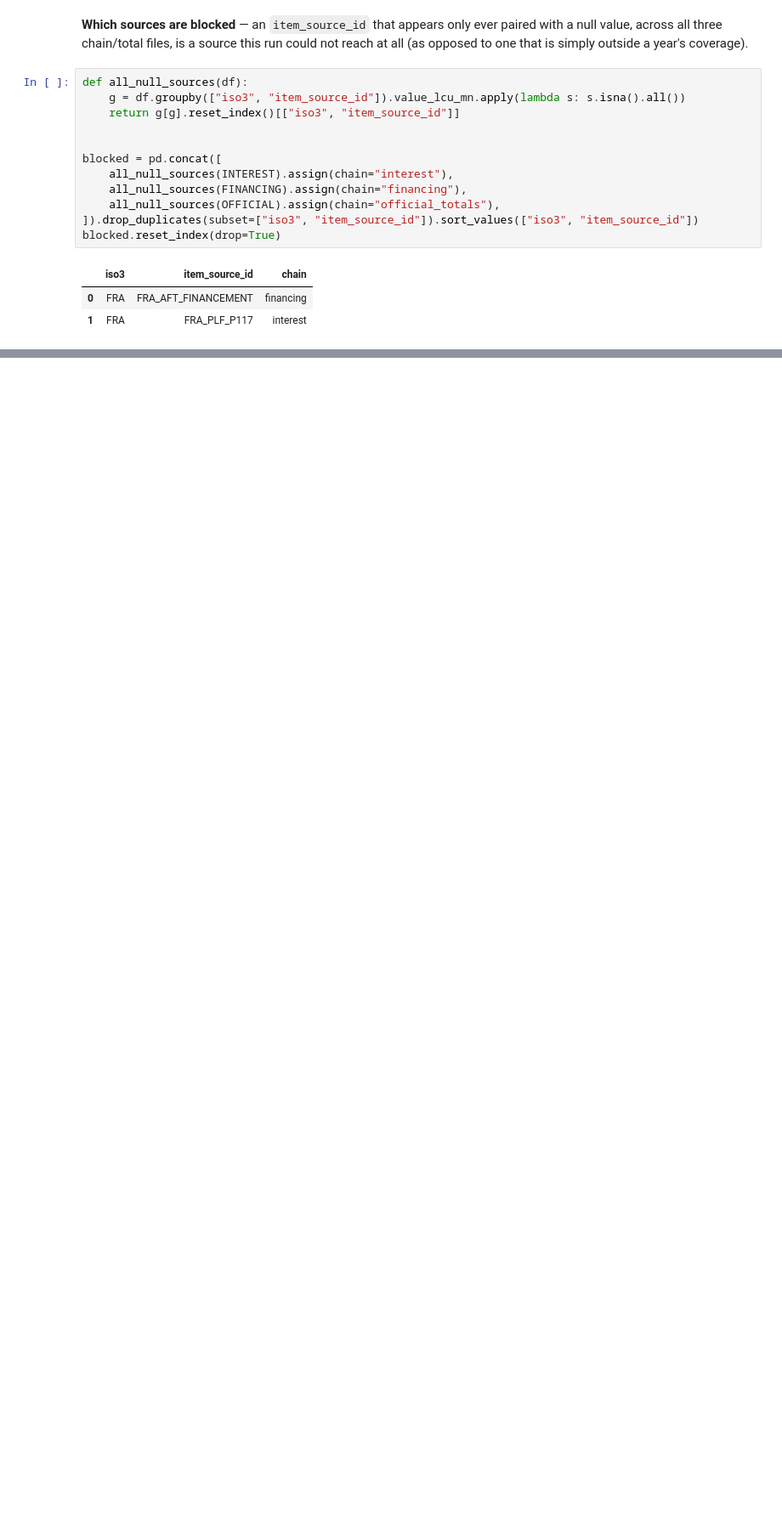
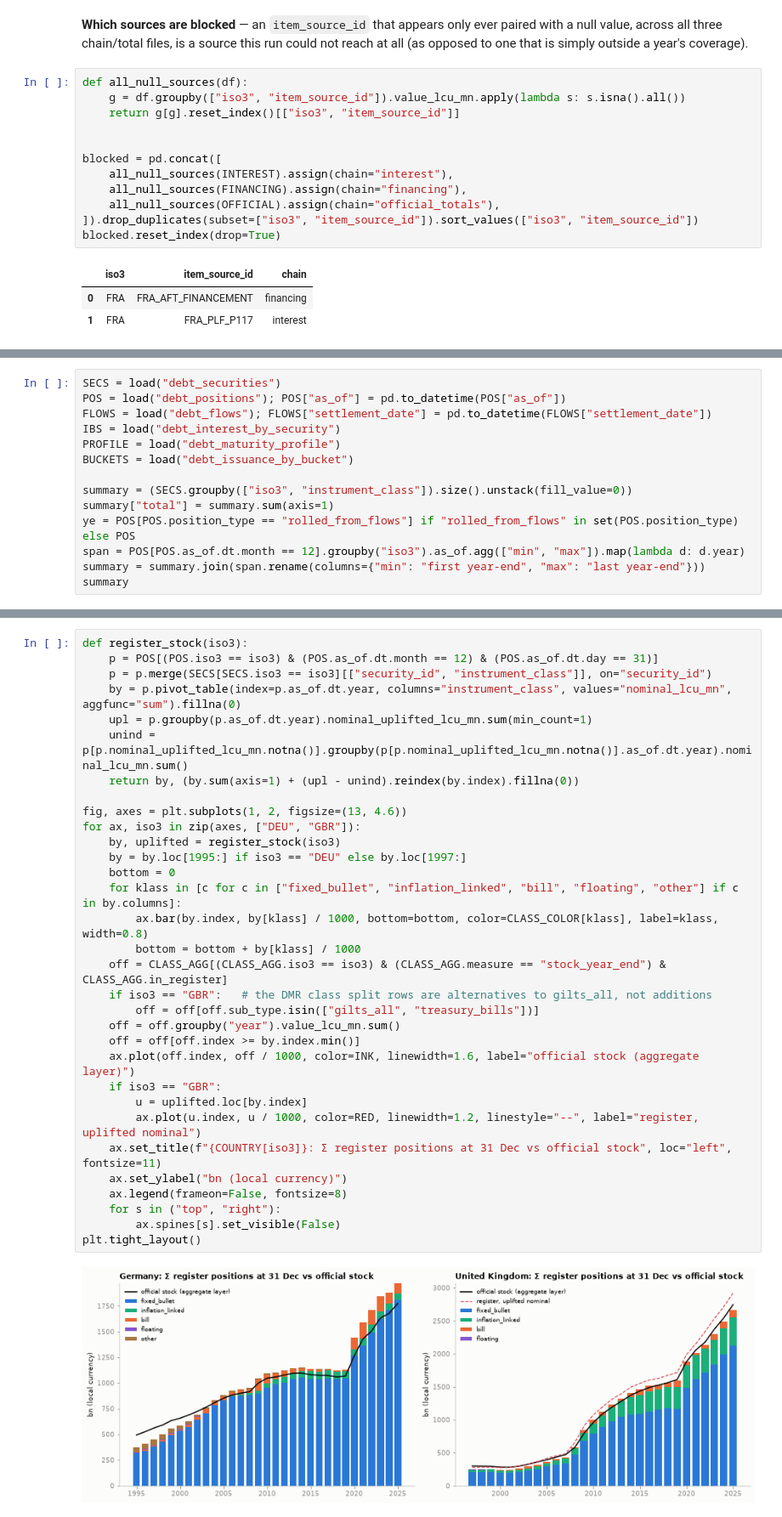
Before and after one commit to adrianchiu1/redbox, a Jupyter notebook: notebooks/debtbook.ipynb, the cells around one changed output, grey strips where cells are left out. Shown at 85% size. Drawn from its saved outputs; the diff is of its cells as text; blank space fills up the shorter version.

```diff
--- a/notebooks/debtbook.ipynb
+++ b/notebooks/debtbook.ipynb
@@ -755,0 +753,14 @@ not a placeholder for it. What changes is where the register-step numbers in
+# %%
+SECS = load("debt_securities")
+POS = load("debt_positions"); POS["as_of"] = pd.to_datetime(POS["as_of"])
+FLOWS = load("debt_flows"); FLOWS["settlement_date"] = pd.to_datetime(FLOWS["settlement_date"])
+IBS = load("debt_interest_by_security")
+PROFILE = load("debt_maturity_profile")
+BUCKETS = load("debt_issuance_by_bucket")
+
+summary = (SECS.groupby(["iso3", "instrument_class"]).size().unstack(fill_value=0))
+summary["total"] = summary.sum(axis=1)
+ye = POS[POS.position_type == "rolled_from_flows"] if "rolled_from_flows" in set(POS.position_type) else POS
+span = POS[POS.as_of.dt.month == 12].groupby("iso3").as_of.agg(["min", "max"]).map(lambda d: d.year)
+summary = summary.join(span.rename(columns={"min": "first year-end", "max": "last year-end"}))
+summary
@@ -755,0 +780,34 @@ not a placeholder for it. What changes is where the register-step numbers in
+# %%
+def register_stock(iso3):
+    p = POS[(POS.iso3 == iso3) & (POS.as_of.dt.month == 12) & (POS.as_of.dt.day == 31)]
+    p = p.merge(SECS[SECS.iso3 == iso3][["security_id", "instrument_class"]], on="security_id")
+    by = p.pivot_table(index=p.as_of.dt.year, columns="instrument_class", values="nominal_lcu_mn", aggfunc="sum").fillna(0)
+    upl = p.groupby(p.as_of.dt.year).nominal_uplifted_lcu_mn.sum(min_count=1)
+    unind = p[p.nominal_uplifted_lcu_mn.notna()].groupby(p[p.nominal_uplifted_lcu_mn.notna()].as_of.dt.year).nominal_lcu_mn.sum()
+    return by, (by.sum(axis=1) + (upl - unind).reindex(by.index).fillna(0))
+
+fig, axes = plt.subplots(1, 2, figsize=(13, 4.6))
+for ax, iso3 in zip(axes, ["DEU", "GBR"]):
+    by, uplifted = register_stock(iso3)
+    by = by.loc[1995:] if iso3 == "DEU" else by.loc[1997:]
+    bottom = 0
+    for klass in [c for c in ["fixed_bullet", "inflation_linked", "bill", "floating", "other"] if c in by.columns]:
+        ax.bar(by.index, by[klass] / 1000, bottom=bottom, color=CLASS_COLOR[klass], label=klass, width=0.8)
+        bottom = bottom + by[klass] / 1000
+    off = CLASS_AGG[(CLASS_AGG.iso3 == iso3) & (CLASS_AGG.measure == "stock_year_end") & CLASS_AGG.in_register]
+    if iso3 == "GBR":   # the DMR class split rows are alternatives to gilts_all, not additions
+        off = off[off.sub_type.isin(["gilts_all", "treasury_bills"])]
+    off = off.groupby("year").value_lcu_mn.sum()
+    off = off[off.index >= by.index.min()]
+    ax.plot(off.index, off / 1000, color=INK, linewidth=1.6, label="official stock (aggregate layer)")
+    if iso3 == "GBR":
+        u = uplifted.loc[by.index]
+        ax.plot(u.index, u / 1000, color=RED, linewidth=1.2, linestyle="--", label="register, uplifted nominal")
+    ax.set_title(f"{COUNTRY[iso3]}: Σ register positions at 31 Dec vs official stock", loc="left", fontsize=11)
+    ax.set_ylabel("bn (local currency)")
+    ax.legend(frameon=False, fontsize=8)
+    for s in ("top", "right"):
+        ax.spines[s].set_visible(False)
+plt.tight_layout()
+# %% [output]
+[figure, added]
```
Also changed, not shown: parts of 18 cells of this notebook, 38 other files.
